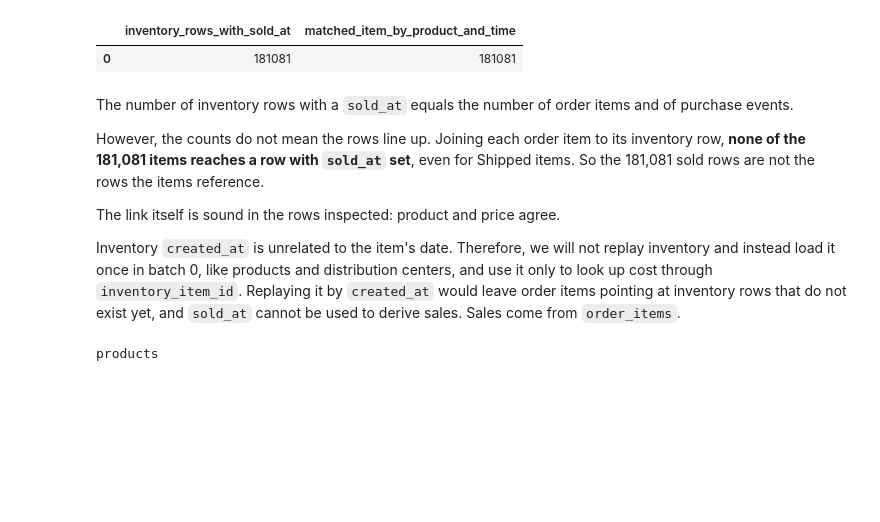
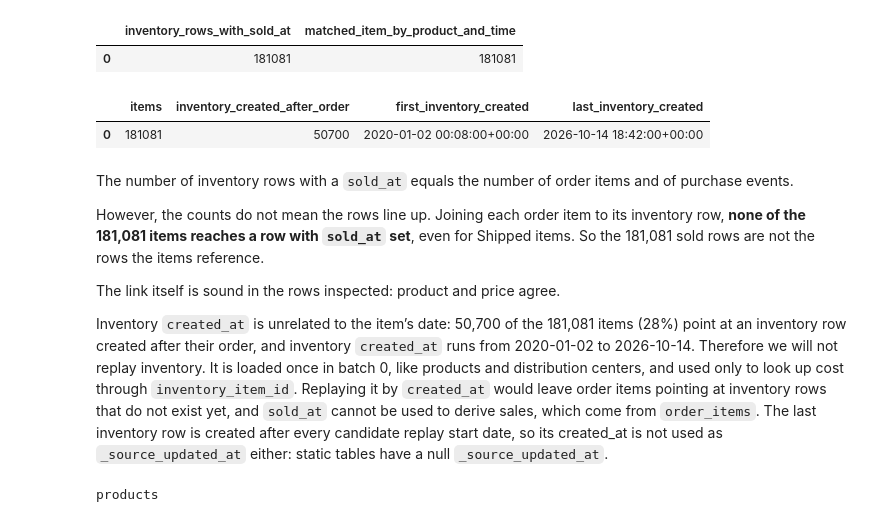
Before and after one commit to Aung-Seth-Pai/ecommerce-analytics-pipeline, a Jupyter notebook: notebook/eda/theLook_eda.ipynb, the cells around one changed output. Saved outputs shown, nothing was run; the diff lists cells and outputs as text; code cells hidden in the pictures; blank space fills up the shorter version.

```diff
--- a/notebook/eda/theLook_eda.ipynb
+++ b/notebook/eda/theLook_eda.ipynb
@@ -703,6 +703,17 @@ sold_vs_items
 # %% [output]
 |  | inventory_rows_with_sold_at | matched_item_by_product_and_time |
 | 0 | 181081 | 181081 |
+# %%
+q("""SELECT count(*) AS items,
+       count(*) FILTER (WHERE ii.created_at > o.created_at) AS inventory_created_after_order,
+       min(ii.created_at) AS first_inventory_created,
+       max(ii.created_at) AS last_inventory_created
+FROM order_items oi
+JOIN orders o ON o.order_id = oi.order_id
+JOIN inventory_items ii ON ii.id = oi.inventory_item_id""")
+# %% [output]
+|  | items | inventory_created_after_order | first_inventory_created | last_inventory_created |
+| 0 | 181081 | 50700 | 2020-01-02 00:08:00+00:00 | 2026-10-14 18:42:00+00:00 |
 # %% [markdown]
 The number of inventory rows with a `sold_at` equals the number of order items and of purchase events.
 
@@ -710,7 +721,7 @@ However, the counts do not mean the rows line up. Joining each order item to its
 
 The link itself is sound in the rows inspected: product and price agree.
 
-Inventory `created_at` is unrelated to the item's date. Therefore, we will not replay inventory and instead load it once in batch 0, like products and distribution centers, and use it only to look up cost through `inventory_item_id`. Replaying it by `created_at` would leave order items pointing at inventory rows that do not exist yet, and `sold_at` cannot be used to derive sales. Sales come from `order_items`.
+Inventory `created_at` is unrelated to the item’s date: 50,700 of the 181,081 items (28%) point at an inventory row created after their order, and inventory `created_at` runs from 2020-01-02 to 2026-10-14. Therefore we will not replay inventory. It is loaded once in batch 0, like products and distribution centers, and used only to look up cost through `inventory_item_id`. Replaying it by `created_at` would leave order items pointing at inventory rows that do not exist yet, and `sold_at` cannot be used to derive sales, which come from `order_items`. The last inventory row is created after every candidate replay start date, so its created_at is not used as `_source_updated_at` either: static tables have a null `_source_updated_at`.
 # %%
 for name in ["products", "distribution_centers"]:
     print(name)
```
Also changed, not shown: parts of 4 cells of this notebook.
